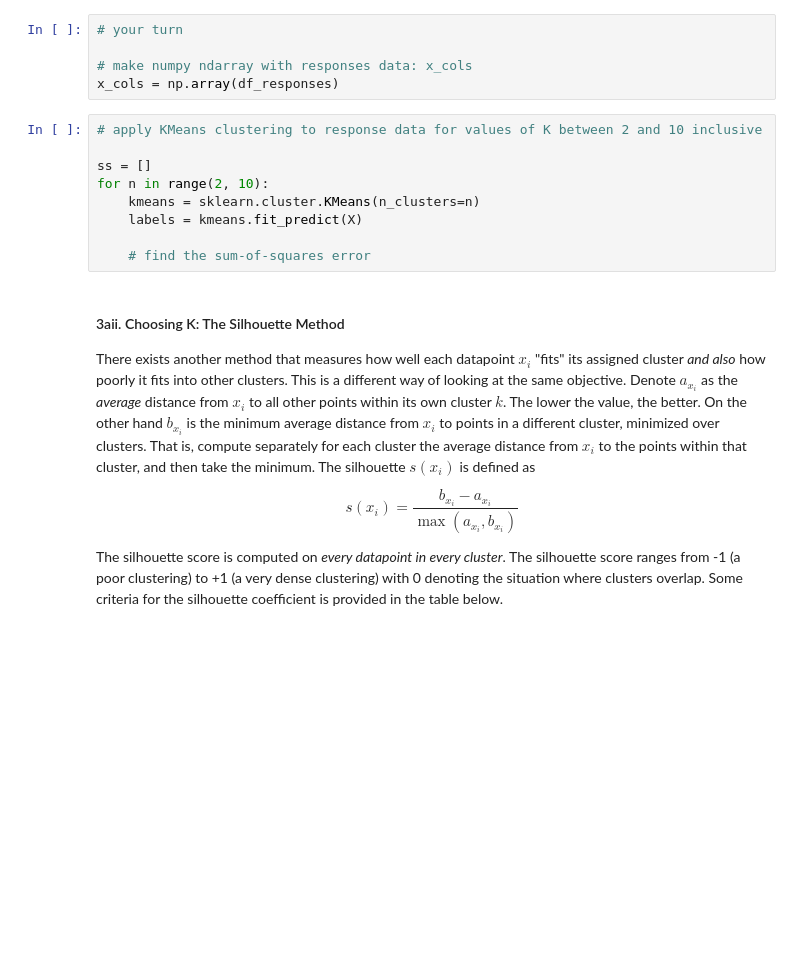
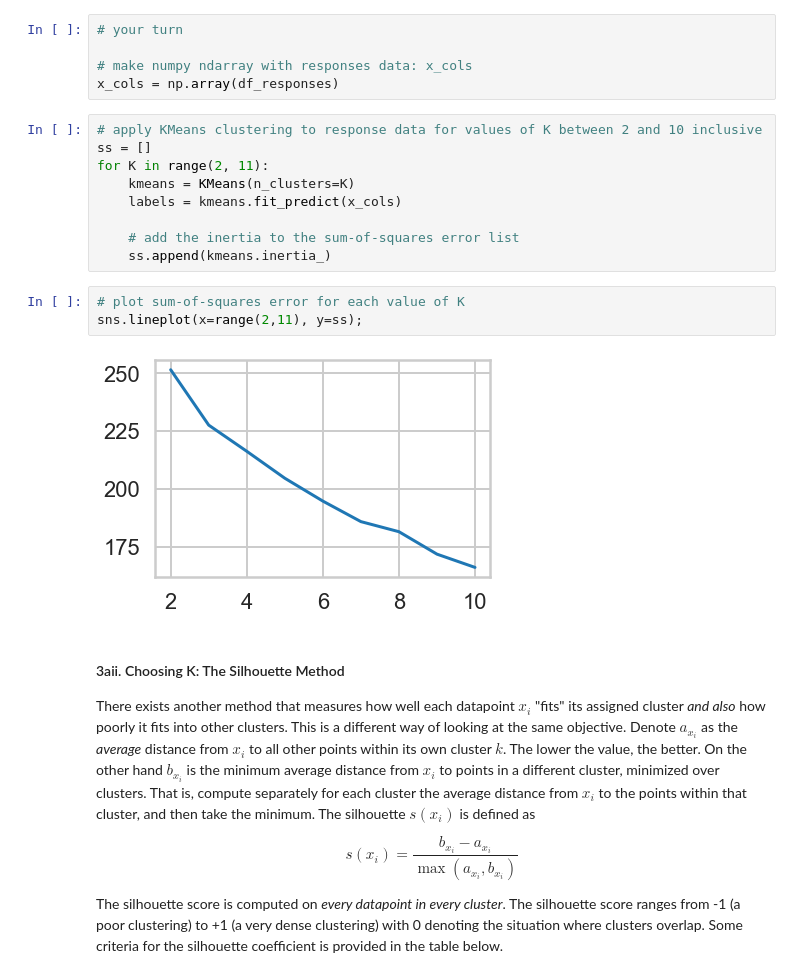
Before and after one commit to bmensah/springboard, a Jupyter notebook: Clustering_Case_Study/Clustering Case Study - Customer Segmentation with K-Means - Tier 3.ipynb, the cells around one changed output. Drawn from its saved outputs; the diff is of its cells as text; blank space fills up the shorter version.

Commit message:
graph sum of squared error for values of K

```diff
--- a/Clustering_Case_Study/Clustering Case Study - Customer Segmentation with K-Means - Tier 3.ipynb
+++ b/Clustering_Case_Study/Clustering Case Study - Customer Segmentation with K-Means - Tier 3.ipynb
@@ -148,13 +148,18 @@ However, SS should not be too small, because as SS gets smaller, K will get larg
 x_cols = np.array(df_responses)
 # %%
 # apply KMeans clustering to response data for values of K between 2 and 10 inclusive
+ss = []
+for K in range(2, 11):
+    kmeans = KMeans(n_clusters=K)
+    labels = kmeans.fit_predict(x_cols)
 
-ss = []
-for n in range(2, 10):
-    kmeans = sklearn.cluster.KMeans(n_clusters=n)
-    labels = kmeans.fit_predict(X)
-
-    # find the sum-of-squares error
+    # add the inertia to the sum-of-squares error list
+    ss.append(kmeans.inertia_)
+# %%
+# plot sum-of-squares error for each value of K
+sns.lineplot(x=range(2,11), y=ss);
+# %% [output]
+[figure, added]
 # %% [markdown]
 #### 3aii. Choosing K: The Silhouette Method
 
```
Also changed, not shown: parts of 1 cell of this notebook.
